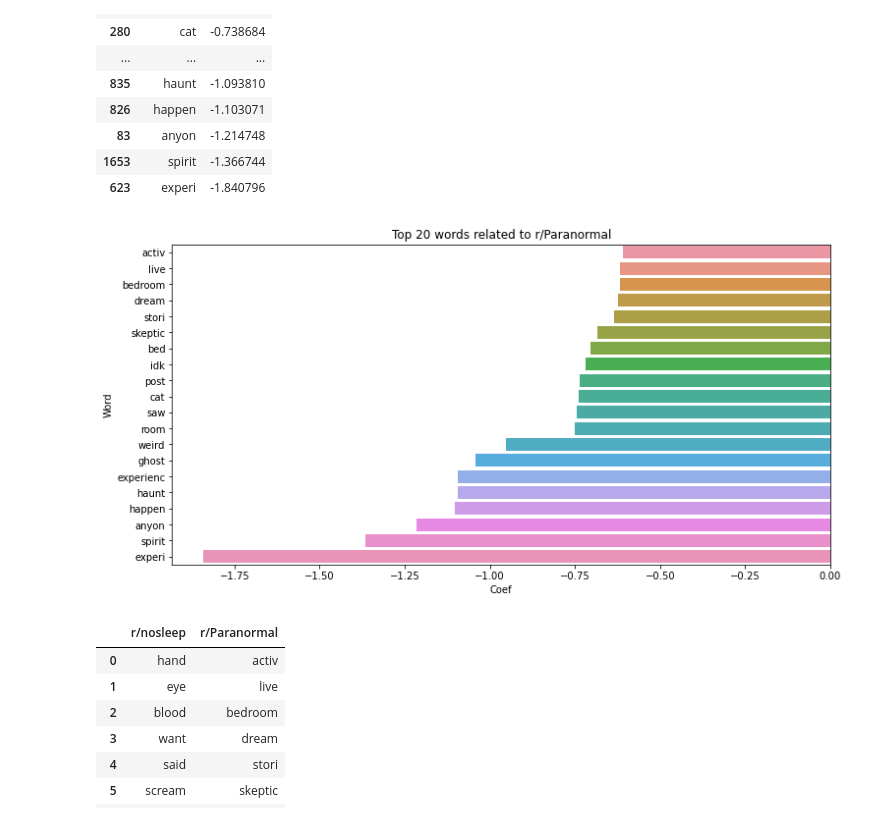
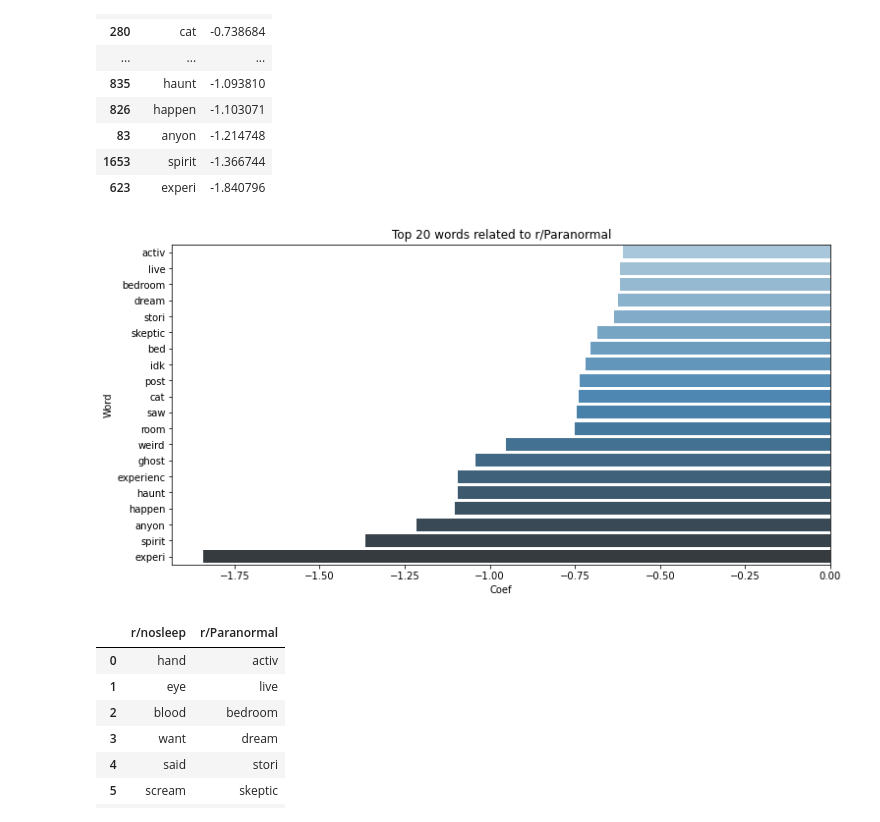
Before and after one commit to Yongfahaik/GA_projects, a Jupyter notebook: project_3/code/03_Modelling_and_Analysis.ipynb, the cells around one changed output. Saved outputs shown, nothing was run; the diff lists cells and outputs as text; code cells hidden in the pictures.

```diff
--- a/project_3/code/03_Modelling_and_Analysis.ipynb
+++ b/project_3/code/03_Modelling_and_Analysis.ipynb
@@ -1018,10 +1018,10 @@ display(word_coef_paranormal)
 # %%
 # plot of top 20 words related to the target subreddit nosleep
 plt.figure(figsize=(12, 6));
 plt.title('Top 20 words related to r/Paranormal')
-sns.barplot(x = 'Coef', y = 'Word', data=word_coef_paranormal);
+sns.barplot(x = 'Coef', y = 'Word', data = word_coef_paranormal, palette = "Blues_d");
 # %% [output]
-[figure, old version]
+[figure, new version]
 # %%
 # top 20 words related to both subreddits
 top_feats_df = pd.concat([
```
Also changed, not shown: parts of 11 cells of this notebook, 4 other files.
